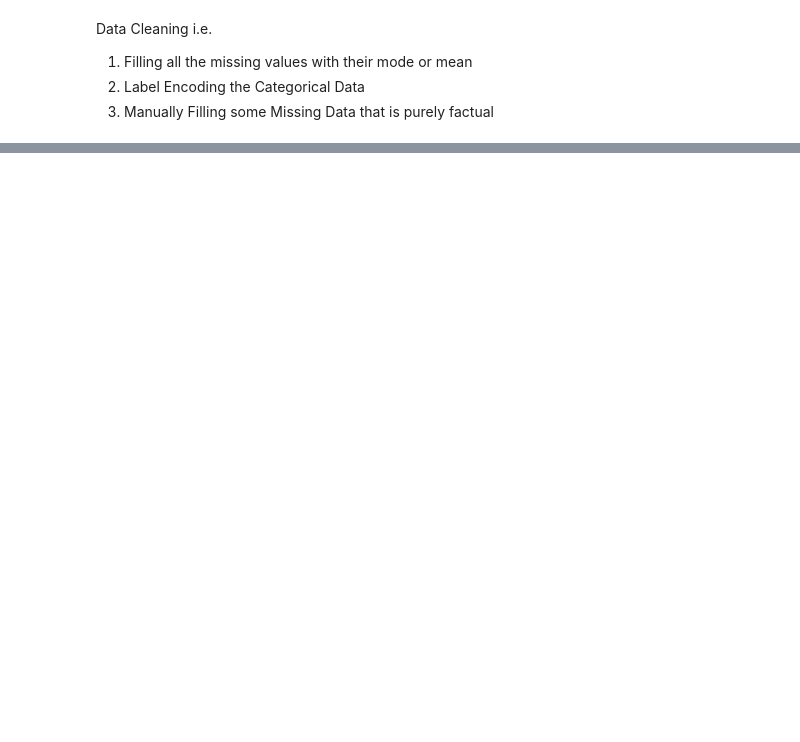
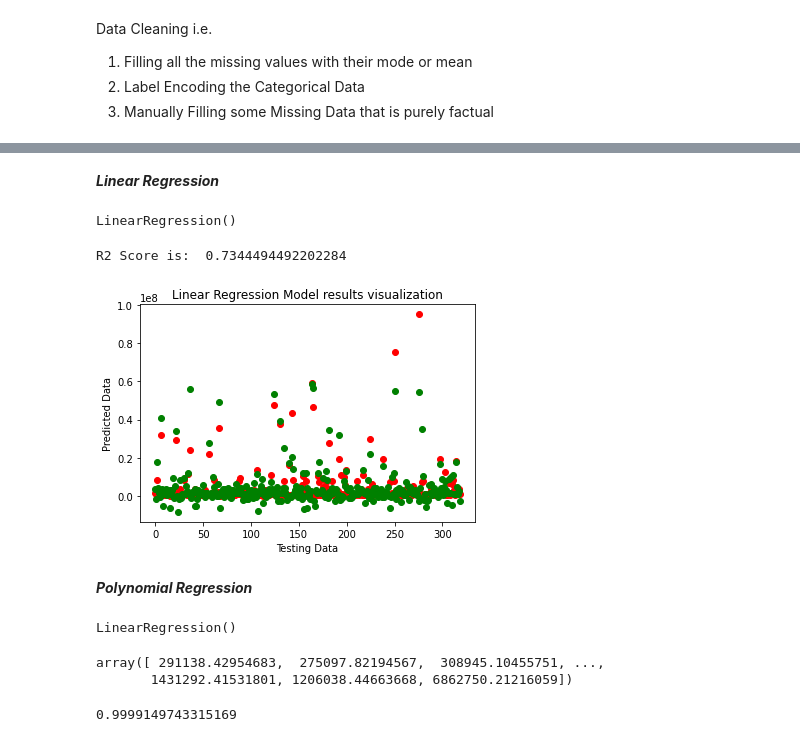
Before and after one commit to cosmic643/Car_price_prediction, a Jupyter notebook: car_price_predict.ipynb, the cells around one changed output, grey strips where cells are left out. Cells and saved outputs as stored; diff of their text form; code cells hidden in the pictures; blank space fills up the shorter version.

```diff
--- a/car_price_predict.ipynb
+++ b/car_price_predict.ipynb
@@ -195,0 +138,12 @@ Prediction of Prices using the following parameters
+# %%
+j = 0
+for dat in model_data['Torque']:
+ try:
+   model_data['Torque'][j] = dat.split('N',1)[0]
+ except:
+   continue
+ j += 1
+ model_data['Torque'][1274] = 145
+ model_data['Torque'][1275] = 441
+ model_data['Torque'] = pd.to_numeric(model_data['Torque'],errors='coerce')
+ model_data['Torque'].fillna(model_data['Torque'].mean(),inplace = True)
@@ -195,0 +162,61 @@ Prediction of Prices using the following parameters
+# %%
+from sklearn.linear_model import LinearRegression
+from sklearn.model_selection import train_test_split
+from sklearn.metrics import r2_score
+from sklearn.metrics import mean_squared_error
+from sklearn.preprocessing import PolynomialFeatures
+x = np.array(model_data)
+y = np.array(price_data)
+x_train, x_test, y_train, y_test = train_test_split(x,y,test_size = 0.25,random_state = 0)
+# %% [markdown]
+***Linear Regression***
+# %%
+lin_reg = LinearRegression()
+lin_reg.fit(x_train,y_train)
+# %% [output]
+LinearRegression()
+# %%
+y_predict_LR = lin_reg.predict(x_test)
+# %%
+score = r2_score(y_test,y_predict_LR)
+print("R2 Score is: ",score)
+# %% [output]
+R2 Score is:  0.7344494492202284
+# %%
+num_list = []
+i = 0
+for dat in y_test:
+  num_list.append(i)
+  i += 1
+plt.scatter(num_list,y_test,color = 'r')
+plt.xlabel('Testing Data')
+num_list.clear()
+i = 0
+for dat in y_predict_LR:
+  num_list.append(i)
+  i += 1
+plt.scatter(num_list,y_predict_LR,color = 'g')
+plt.ylabel('Predicted Data')
+plt.title('Linear Regression Model results visualization')
+plt.show()
+# %% [output]
+[figure, added]
+# %% [markdown]
+***Polynomial Regression***
+# %%
+lin_reg2 = LinearRegression()
+poly_reg = PolynomialFeatures(degree = 3,include_bias = False)
+x_poly = poly_reg.fit_transform(x)
+lin_reg2.fit(x_poly,y)
+# %% [output]
+LinearRegression()
+# %%
+y_predict_PR = lin_reg2.predict(poly_reg.fit_transform(x))
+y_predict_PR
+# %% [output]
+array([ 291138.42954683,  275097.82194567,  308945.10455751, ...,
+       1431292.41531801, 1206038.44663668, 6862750.21216059])
+# %%
+print(r2_score(y,y_predict_PR))
+# %% [output]
+0.9999149743315169
```
Also changed, not shown: parts of 12 cells of this notebook.
